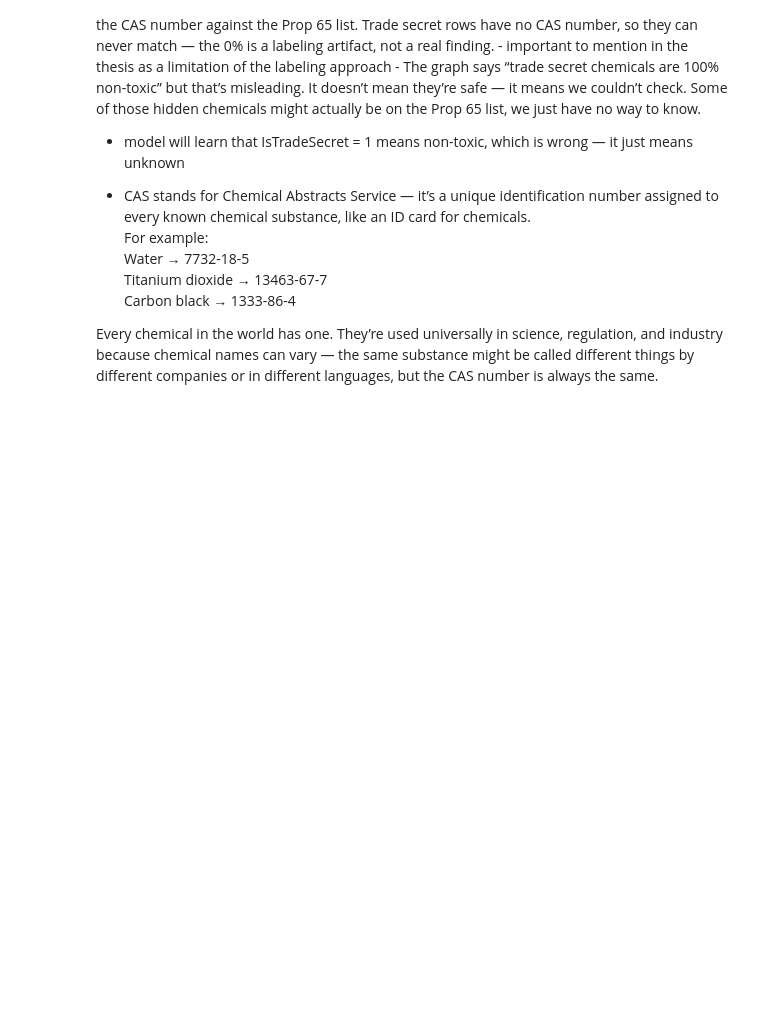
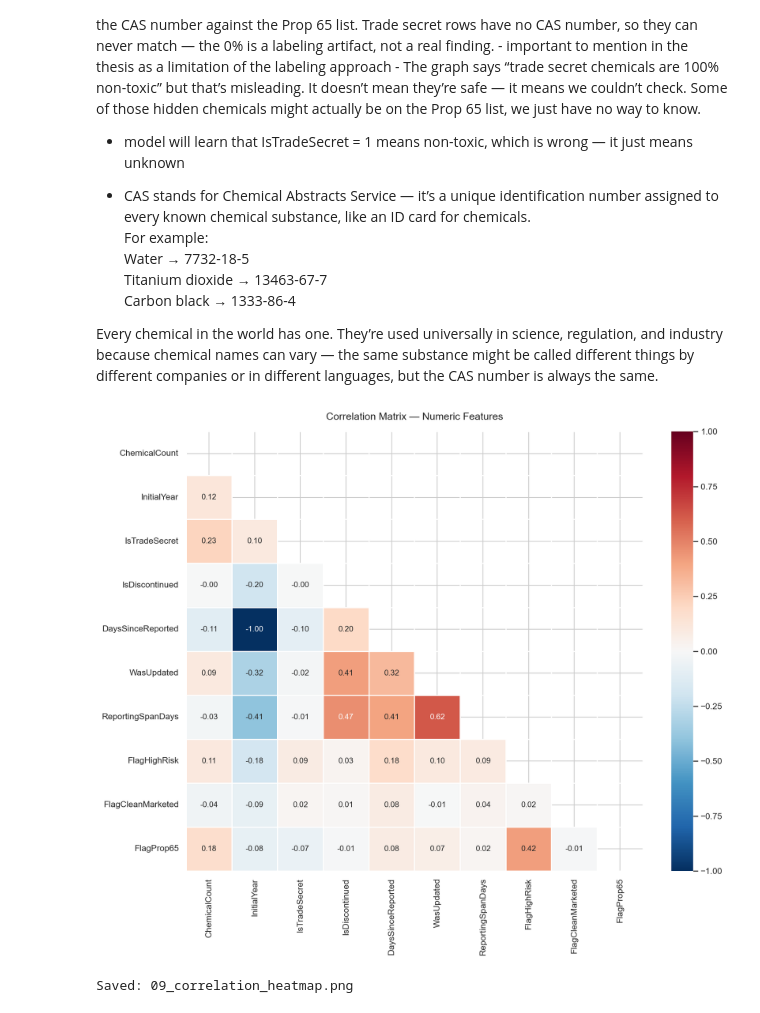
Before and after one commit to magdalenabegic/thesis-cosmetics-toxicity, a Jupyter notebook: notebooks/02_eda.ipynb, the cells around one changed output. Drawn from its saved outputs; the diff is of its cells as text; code cells hidden in the pictures; blank space fills up the shorter version.

```diff
--- a/notebooks/02_eda.ipynb
+++ b/notebooks/02_eda.ipynb
@@ -243,3 +243,32 @@ Titanium dioxide → 13463-67-7
 Carbon black → 1333-86-4
 
 Every chemical in the world has one. They’re used universally in science, regulation, and industry because chemical names can vary — the same substance might be called different things by different companies or in different languages, but the CAS number is always the same.
+# %%
+import numpy as np
+
+# === PLOT 9: Correlation heatmap of numeric features ===
+numeric_cols = ['ChemicalCount', 'InitialYear', 'IsTradeSecret', 'IsDiscontinued', 'DaysSinceReported', 'WasUpdated', 'ReportingSpanDays', 'FlagHighRisk', 'FlagCleanMarketed', 'FlagProp65']
+
+# Convert bools to int for correlation
+corr_df = df[numeric_cols].copy()
+for col in corr_df.select_dtypes(include='bool').columns:
+    corr_df[col] = corr_df[col].astype(int)
+
+corr_matrix = corr_df.corr()
+
+fig, ax = plt.subplots(figsize=(12, 10))
+mask = np.zeros_like(corr_matrix, dtype=bool)
+mask[np.triu_indices_from(mask)] = True  # hide upper triangle (redundant)
+
+sns.heatmap(corr_matrix, mask=mask, annot=True, fmt='.2f',
+            cmap='RdBu_r', center=0, vmin=-1, vmax=1,
+            ax=ax, linewidths=0.5, annot_kws={'size': 10})
+
+ax.set_title('Correlation Matrix — Numeric Features', fontsize=13, pad=15)
+plt.tight_layout()
+plt.savefig(FIGURES_PATH + '09_correlation_heatmap.png', bbox_inches='tight')
+plt.show()
+print("Saved: 09_correlation_heatmap.png")
+# %% [output]
+[figure, added]
+Saved: 09_correlation_heatmap.png
```
Also changed, not shown: parts of 6 cells of this notebook, 5 other files.
